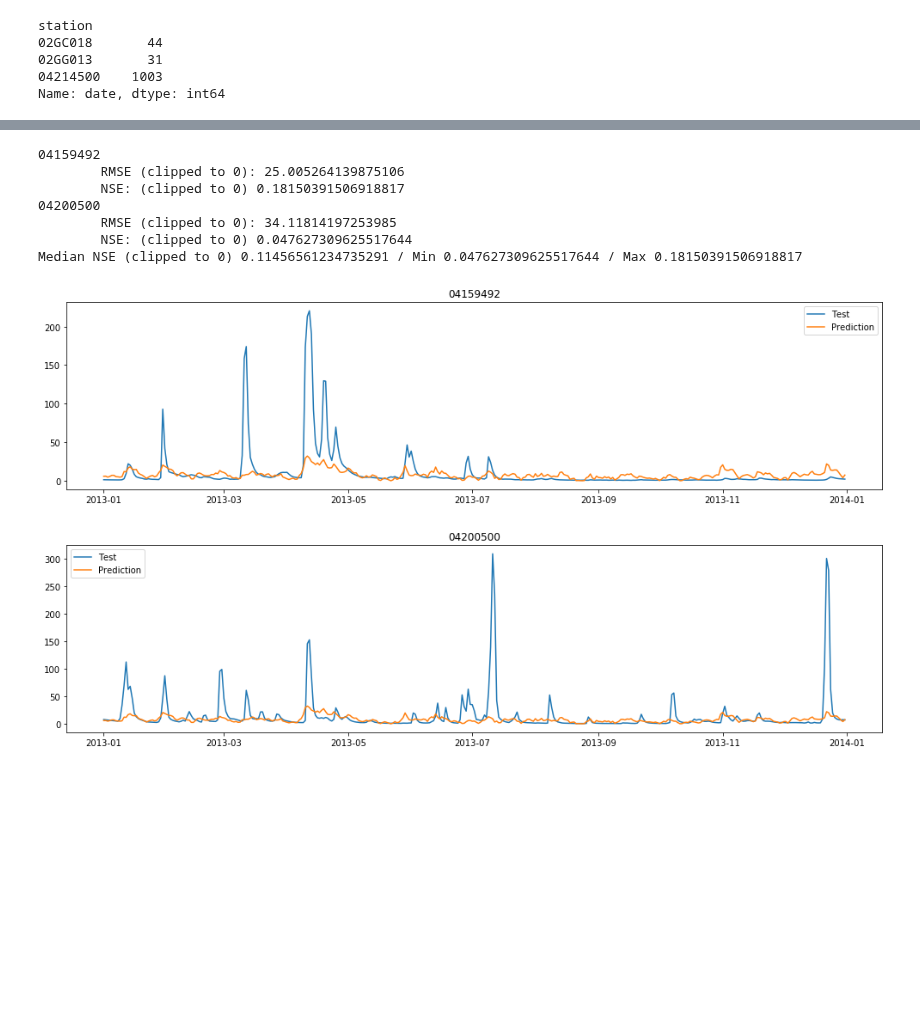
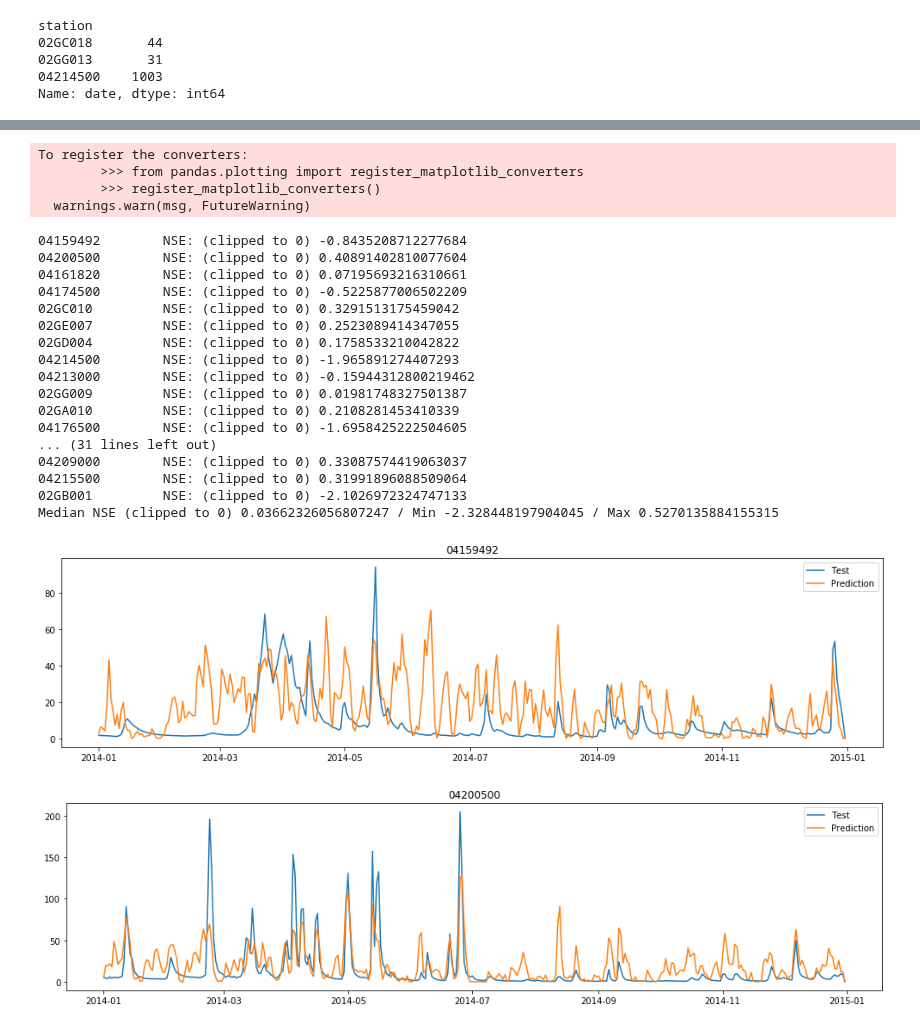
Before and after one commit to gauchm/streamflow-ml, a Jupyter notebook: LinReg_VIC_divideStreamflow.ipynb, the cells around one changed output, grey strips where cells are left out. Cells and saved outputs as stored; diff of their text form; code cells hidden in the pictures; blank space fills up the shorter version.

Commit message:
Linear Regression on hourly data, result clipped before aggregating to days

```diff
--- a/LinReg_VIC_divideStreamflow.ipynb
+++ b/LinReg_VIC_divideStreamflow.ipynb
@@ -50,14 +58,14 @@ for station in data_runoff['station'].unique():
     station_data = station_data.resample('1H').ffill()
     station_data['runoff'] = station_data['runoff'] / 24
 
-    station_data = station_data.join(station_rdrs)#, left_index=True, right_index=True, direction='nearest')
+    station_data = station_data.join(station_rdrs)
     for i in range(1, history + 1):
         station_data = station_data.join(station_rdrs.shift(i, axis=0), rsuffix='_-{}'.format(i))
         if use_runoff_history:
             station_data['runoff_-{}'.format(i)] = station_data['runoff'].shift(i, axis=0)
 
-    station_train = station_data.loc[train_start : '2012-12-31']
-    station_test = station_data.loc['2013-01-01' : '2013-12-31']
+    station_train = station_data.loc[train_start : '2013-12-31']
+    station_test = station_data.loc['2014-01-01' : '2014-12-31']
     print('  Fitting model')
     m = linear_model.LinearRegression()
     m.fit(station_train.drop(['station', 'runoff'], axis=1), station_train['runoff'])
@@ -95,21 +115,35 @@ for station in data_runoff['station'].unique():
 # %%
 # Evaluate each station
 nse_list = []
 plot_list = ['04159492', '04200500']
 for station, predict in predictions.items():
-    nse = evaluate.evaluate_hourly(station, actuals[station], predict['runoff'], plot=station in plot_list)
+    nse = evaluate.evaluate_hourly(station, predict['runoff'], actuals[station], plot=station in plot_list)
     nse_list.append(nse)
 
     print(station, '\tNSE: (clipped to 0)', nse_list[-1])
 
 print('Median NSE (clipped to 0)', np.median(nse_list), '/ Min', np.min(nse_list), '/ Max', np.max(nse_list))
 # %% [output]
-04159492
-        RMSE (clipped to 0): 25.005264139875106
-        NSE: (clipped to 0) 0.18150391506918817
-04200500
-        RMSE (clipped to 0): 34.11814197253985
-        NSE: (clipped to 0) 0.047627309625517644
-Median NSE (clipped to 0) 0.11456561234735291 / Min 0.047627309625517644 / Max 0.18150391506918817
+To register the converters:
+        >>> from pandas.plotting import register_matplotlib_converters
+        >>> register_matplotlib_converters()
+  warnings.warn(msg, FutureWarning)
+04159492        NSE: (clipped to 0) -0.8435208712277684
+04200500        NSE: (clipped to 0) 0.40891402810077604
+04161820        NSE: (clipped to 0) 0.07195693216310661
+04174500        NSE: (clipped to 0) -0.5225877006502209
+02GC010         NSE: (clipped to 0) 0.3291513175459042
+02GE007         NSE: (clipped to 0) 0.2523089414347055
+02GD004         NSE: (clipped to 0) 0.1758533210042822
+04214500        NSE: (clipped to 0) -1.965891274407293
+04213000        NSE: (clipped to 0) -0.15944312800219462
+02GG009         NSE: (clipped to 0) 0.01981748327501387
+02GA010         NSE: (clipped to 0) 0.2108281453410339
+04176500        NSE: (clipped to 0) -1.6958425222504605
+... (31 lines left out)
+04209000        NSE: (clipped to 0) 0.33087574419063037
+04215500        NSE: (clipped to 0) 0.31991896088509064
+02GB001         NSE: (clipped to 0) -2.1026972324747133
+Median NSE (clipped to 0) 0.03662326056807247 / Min -2.328448197904045 / Max 0.5270135884155315
-[figure, old version]
+[figure, new version]
-[figure, old version]
+[figure, new version]
```
Also changed, not shown: parts of 2 cells of this notebook, 1 other file.
